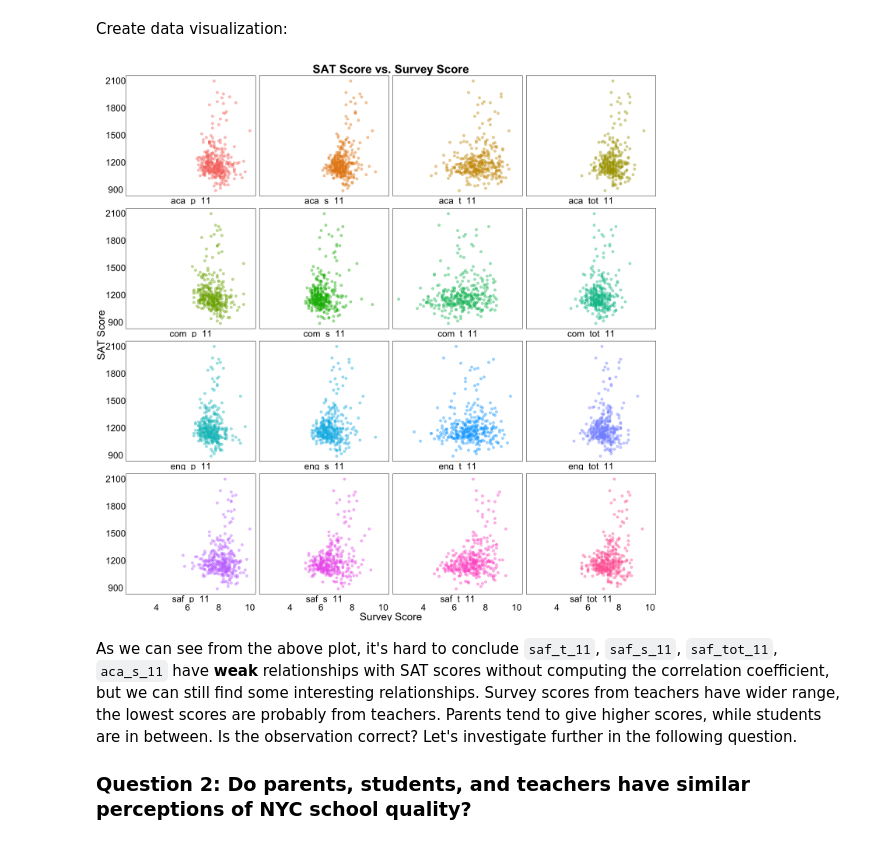
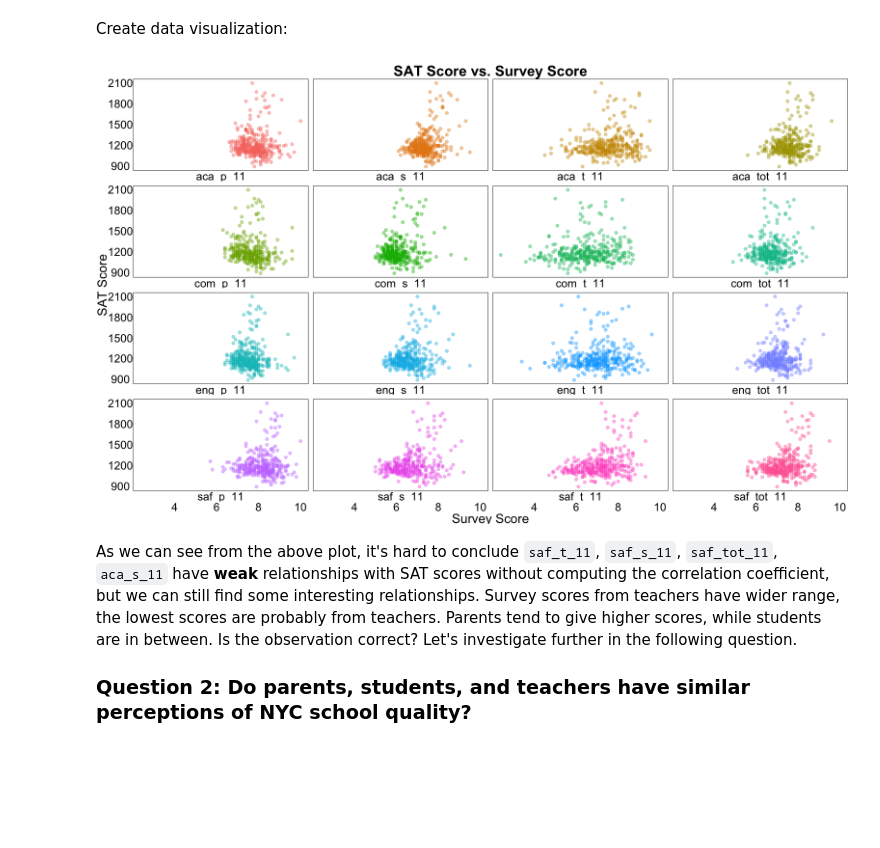
Before and after one commit to eeliuqin/data-analysis, a Jupyter notebook: nyc-high-schools-perceptions.ipynb, the cells around one changed output. Cells and saved outputs as stored; diff of their text form; code cells hidden in the pictures; blank space fills up the shorter version.

```diff
--- a/nyc-high-schools-perceptions.ipynb
+++ b/nyc-high-schools-perceptions.ipynb
@@ -88,12 +88,12 @@ theme_set(
 
 Import the school data file `combined.csv`:
 # %%
-combined <- read_csv("combined.csv")
+combined <- read_csv("data/nyc-schools/combined.csv")
 # %% [markdown]
 Import the survey data .txt files (`masterfile11_gened_final.txt` is the survey data of all community schools, `masterfile11_d75_final.txt` is the survey data of District 75 schools):
 # %%
-survey_all <- read_tsv("masterfile11_gened_final.txt")
-survey_d75 <- read_tsv("masterfile11_d75_final.txt")
+survey_all <- read_tsv("data/nyc-schools/masterfile11_gened_final.txt")
+survey_d75 <- read_tsv("data/nyc-schools/masterfile11_d75_final.txt")
 # %% [markdown]
 ### <a id="exploring">3.4 Exploring the data</a>
 
@@ -338,28 +338,28 @@ A tibble: 6 × 47
 # %% [markdown]
 Create data visualization:
 # %%
-options(repr.plot.width = 12, repr.plot.height = 12)
+options(repr.plot.width = 13, repr.plot.height = 8)
 
 combined_survey_long %>%
   filter(!is.na(avg_sat_score)) %>%
   ggplot(aes(x = survey_scores_value, y = avg_sat_score, color = survey_scores_column)) +
   geom_point(alpha = 0.4) +
   facet_wrap(
     vars(survey_scores_column),
     nrow = 4,
     strip.position = "bottom"
   ) +
   theme(
     legend.position = "none",
     panel.border = element_rect(color = "black", fill = NA, size = .5)
   ) +
   labs(
     title = "SAT Score vs. Survey Score",
     x = "Survey Score",
     y = "SAT Score"
   )
 # %% [output]
-[figure, old version]
+[figure, new version]
 # %% [markdown]
 As we can see from the above plot, it's hard to conclude `saf_t_11`, `saf_s_11`, `saf_tot_11`, `aca_s_11` have **weak** relationships with SAT scores without computing the correlation coefficient, but we can still find some interesting relationships. Survey scores from teachers have wider range, the lowest scores are probably from teachers. Parents tend to give higher scores, while students are in between. Is the observation correct? Let's investigate further in the following question.
 
```
Also changed, not shown: parts of 3 cells of this notebook, 8 other files.
